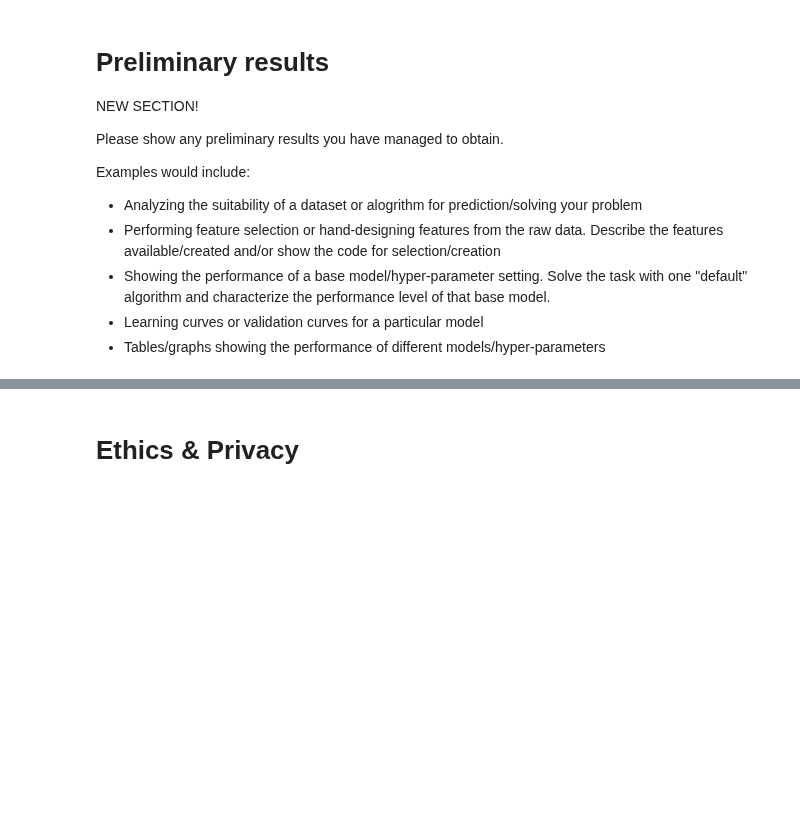
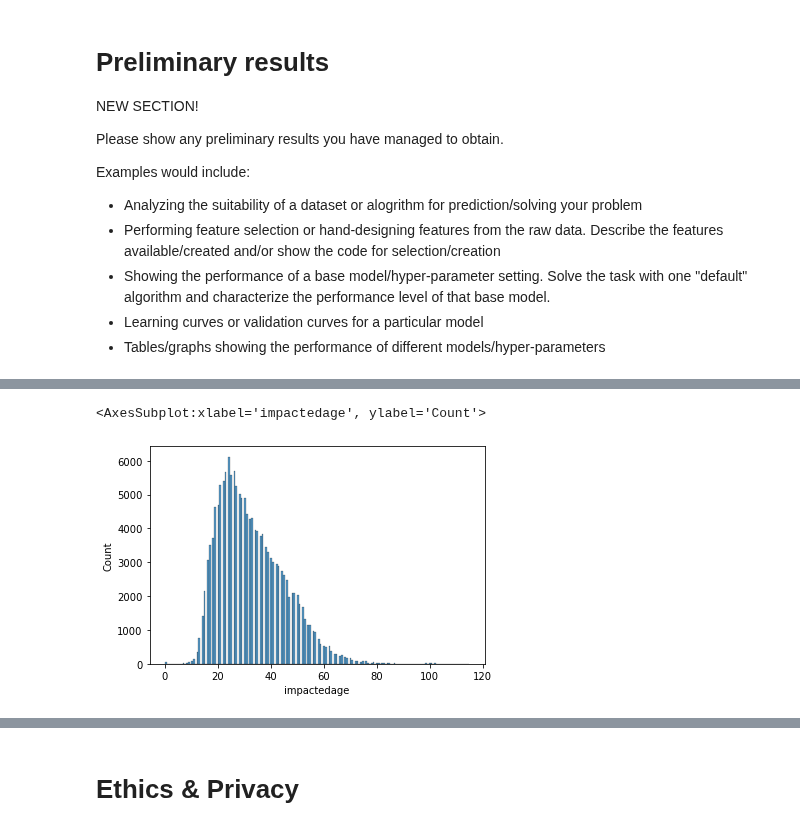
Before and after one commit to COGS118A/Group015-Wi23, a Jupyter notebook: CheckpointGroup015-Wi23.ipynb, the cells around one changed output, grey strips where cells are left out. Cells and saved outputs as stored; diff of their text form; code cells hidden in the pictures; blank space fills up the shorter version.

```diff
--- a/CheckpointGroup015-Wi23.ipynb
+++ b/CheckpointGroup015-Wi23.ipynb
@@ -215,0 +279,4 @@ Examples would include:
+# %%
+ccrb = ccrb.drop(ccrb[ccrb["impactedage"] < 0].index)
+ccrb = ccrb.drop(ccrb[ccrb["impactedage"] > 116].index)
+ccrb.head()
@@ -216,3 +290,8 @@ Examples would include:
+# %%
+sns.histplot(data = ccrb, x = "impactedage")
+# %% [output]
+<AxesSubplot:xlabel='impactedage', ylabel='Count'>
+[figure, added]
 # %%
 # PRELIMINARY RESULTS: import packages and split testing from train
 from sklearn.model_selection import train_test_split
```
Also changed, not shown: parts of 12 cells of this notebook.
